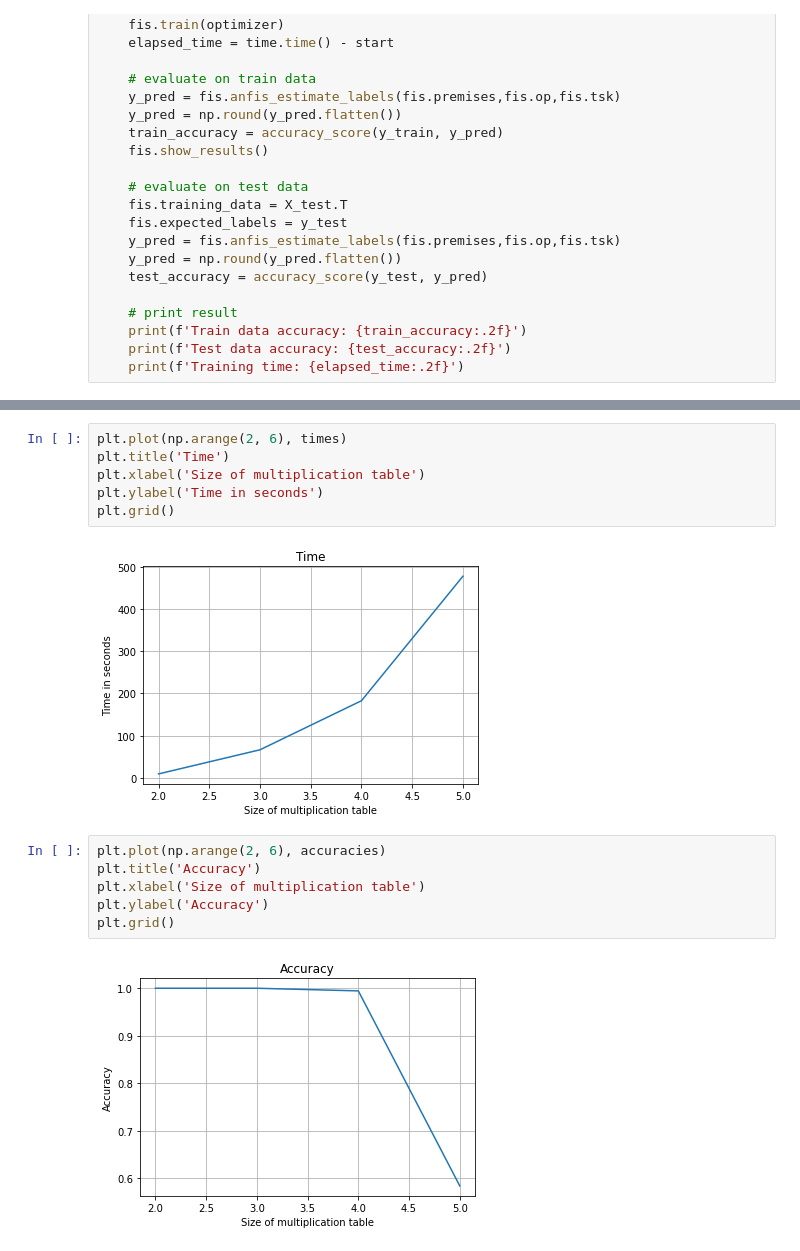
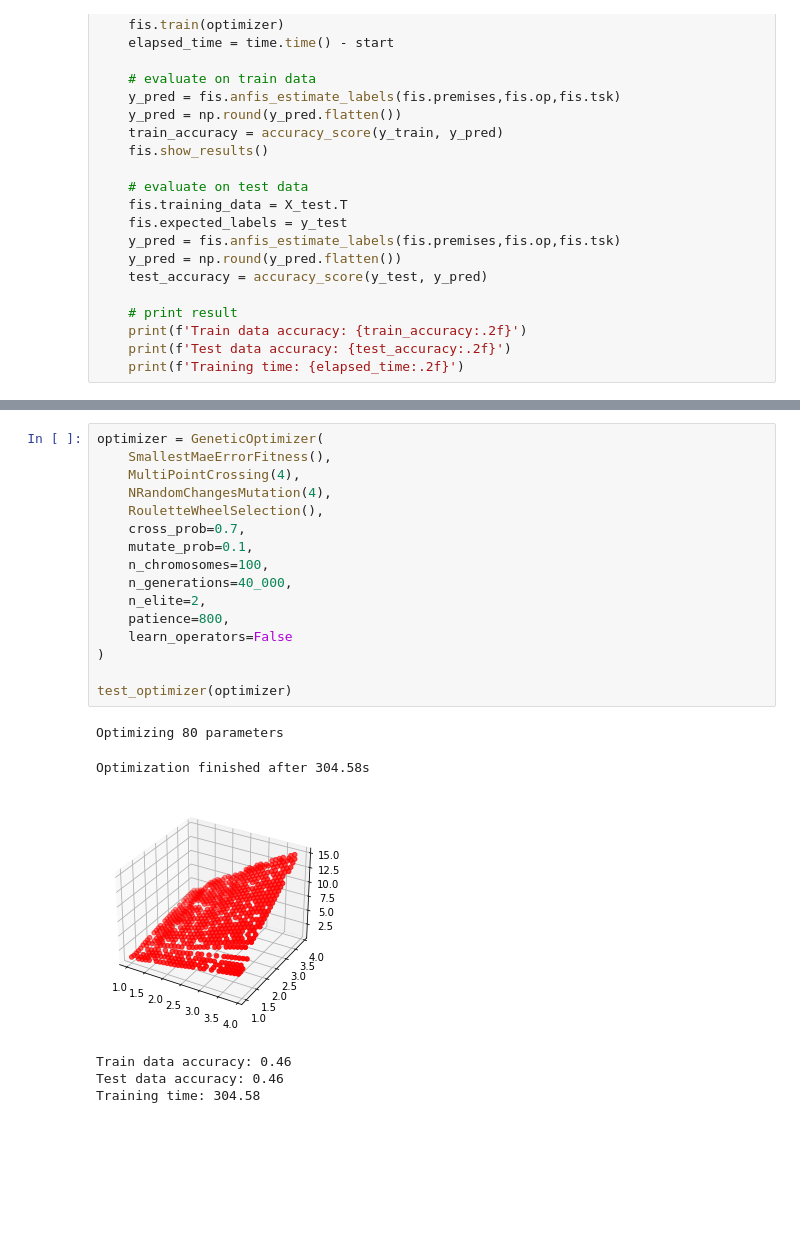
Before and after one commit to klima7/ANFIS, a Jupyter notebook: Demo.ipynb, the cells around one changed output, grey strips where cells are left out. Drawn from its saved outputs; the diff is of its cells as text; blank space fills up the shorter version.

```diff
--- a/Demo.ipynb
+++ b/Demo.ipynb
@@ -234,16 +110,23 @@ Liczba it:  50
-# %%
-plt.plot(np.arange(2, 6), times)
-plt.title('Time')
-plt.xlabel('Size of multiplication table')
-plt.ylabel('Time in seconds')
-plt.grid()
-# %% [output]
-[figure, removed]
-# %%
-plt.plot(np.arange(2, 6), accuracies)
-plt.title('Accuracy')
-plt.xlabel('Size of multiplication table')
-plt.ylabel('Accuracy')
-plt.grid()
-# %% [output]
-[figure, removed]
+# %%
+optimizer = GeneticOptimizer(
+    SmallestMaeErrorFitness(),
+    MultiPointCrossing(4),
+    NRandomChangesMutation(4),
+    RouletteWheelSelection(),
+    cross_prob=0.7,
+    mutate_prob=0.1,
+    n_chromosomes=100,
+    n_generations=40_000,
+    n_elite=2,
+    patience=800,
+    learn_operators=False
+)
+
+test_optimizer(optimizer)
+# %% [output]
+Optimizing 80 parameters
+Optimization finished after 304.58s
+[figure, added]
+Train data accuracy: 0.46
+Test data accuracy: 0.46
+Training time: 304.58
```
Also changed, not shown: parts of 16 cells of this notebook.
